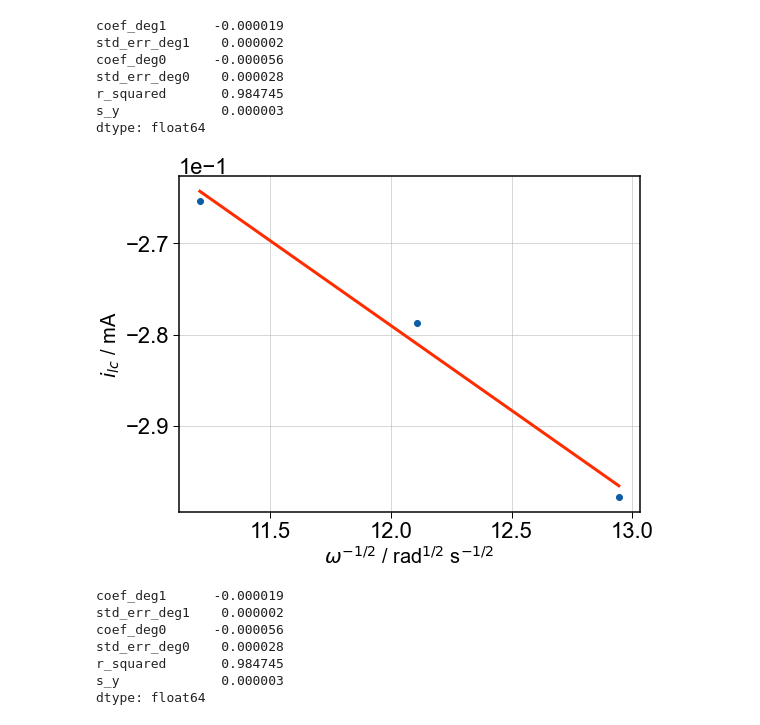
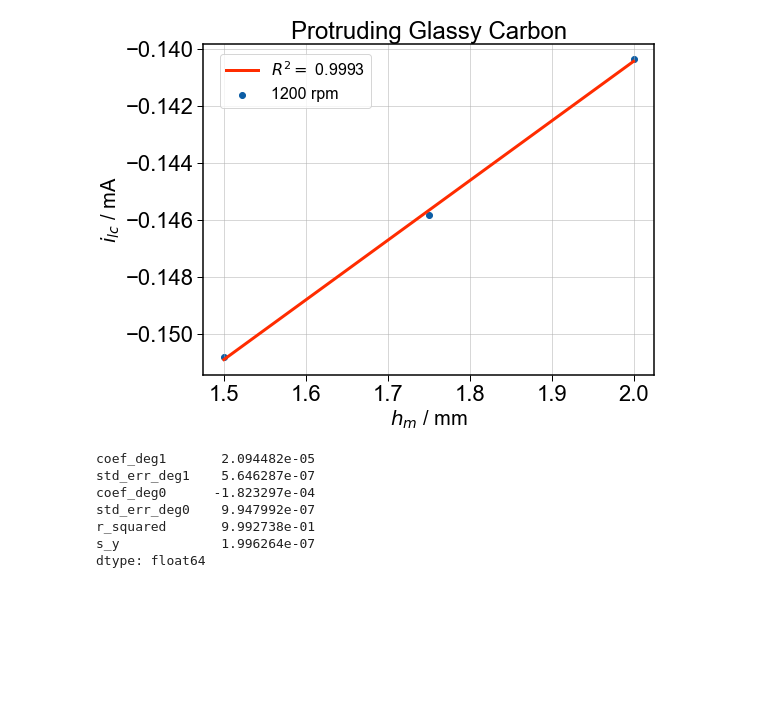
Before and after one commit to JGageWright/DataHandlers, a Jupyter notebook: notebooks/JaramilloGroup/Protruding-GC_JGW2-12.ipynb, the cells around one changed output. Cells and saved outputs as stored; diff of their text form; code cells hidden in the pictures; blank space fills up the shorter version.

```diff
--- a/notebooks/JaramilloGroup/Protruding-GC_JGW2-12.ipynb
+++ b/notebooks/JaramilloGroup/Protruding-GC_JGW2-12.ipynb
@@ -153,38 +110,32 @@ print(np.array(ilc_est) * 1000)
 # %%
-omega = np.array([1200, 1400, 1600])
+hm = np.array([1.50, 1.75, 2.00])
 
-x = (omega*2*np.pi / 60)**(1/2) # Convert to rad/s, then sqrt
+x = hm
 y = np.array(ilc_est)
 
 fit = PolyReg(x, y, 1)
-print(fit.report())
 
 fig, ax = plt.subplots()
 
-ax.scatter(x, y * 1000, label='Data') # Plot in mA, fit in A
-ax.plot(x, fit.eval(x) * 1000, label='Fit', color='C01') # Plot in mA, fit in A
-ax.set_xlabel('$\omega^{-1/2}$ / rad$^{1/2}$ s$^{-1/2}$')
+ax.scatter(x, y * 1000, label='1200 rpm') # Plot in mA, fit in A
+ax.plot(x, fit.eval(x) * 1000, label='$R^2 =$ '+ '{:.4f}'.format(fit.r_squared), color='C01') # Plot in mA, fit in A
+ax.set_xlabel('$h_m$ / mm')
 ax.set_ylabel('$i_{lc}$ / mA')
-ax.ticklabel_format(style='sci', axis='y', scilimits=(0,0))
+ax.set_title('Protruding Glassy Carbon')
+# ax.ticklabel_format(style='sci', axis='y', scilimits=(0,0))
 # fig.legend(loc=(0.75, 0.78))
 fig.tight_layout()
+fig.legend(loc=(0.22, 0.78))
 plt.show()
-fig.savefig(os.path.join(dir_name, 'ilc-omega0.5.png'))
+# fig.savefig(os.path.join(dir_name, 'ilc-hm.png'))
 
 fit.report()
 # %% [output]
+[figure, new version]
-coef_deg1      -0.000019
-std_err_deg1    0.000002
-coef_deg0      -0.000056
-std_err_deg0    0.000028
-r_squared       0.984745
-s_y             0.000003
+coef_deg1       2.094482e-05
+std_err_deg1    5.646287e-07
+coef_deg0      -1.823297e-04
+std_err_deg0    9.947992e-07
+r_squared       9.992738e-01
+s_y             1.996264e-07
 dtype: float64
-[figure, old version]
-coef_deg1      -0.000019
-std_err_deg1    0.000002
-coef_deg0      -0.000056
-std_err_deg0    0.000028
-r_squared       0.984745
-s_y             0.000003
-dtype: float64
```
Also changed, not shown: parts of 5 cells of this notebook.
